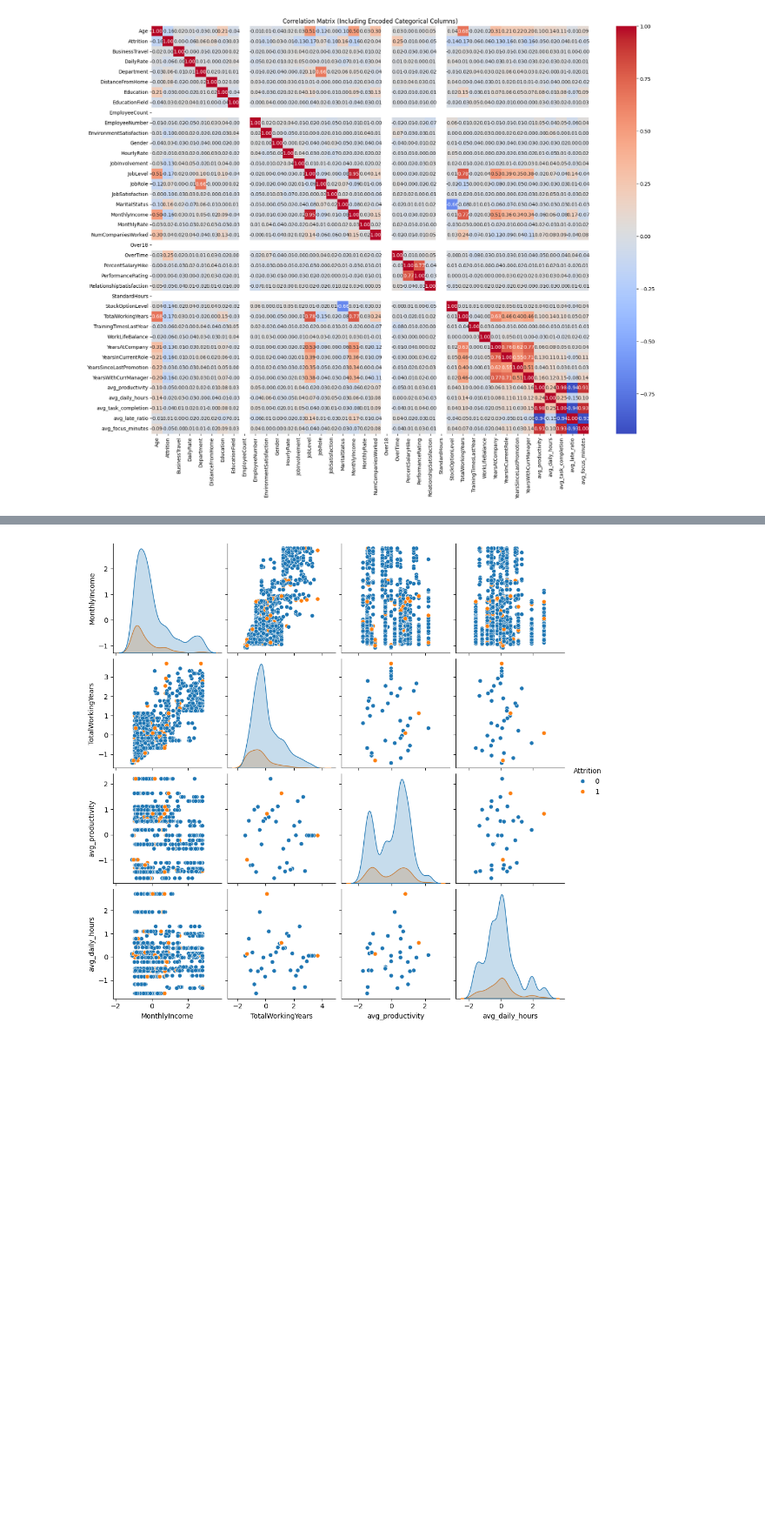
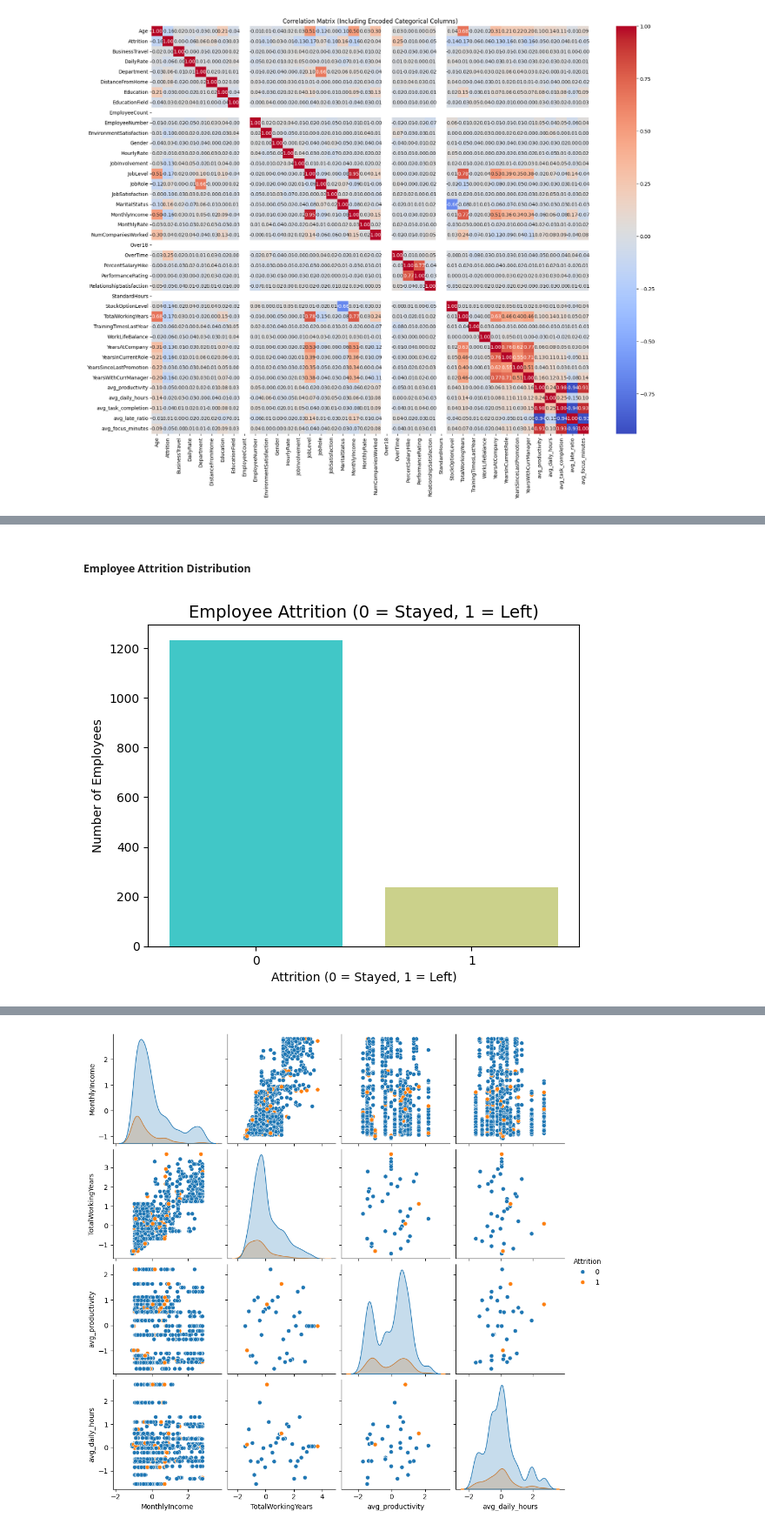
Before and after one commit to Kaurgurpreet23/CPSC5071, a Jupyter notebook: code/CPSC_5071Project.ipynb, the cells around one changed output, grey strips where cells are left out. Shown at 87% size. Saved outputs shown, nothing was run; the diff lists cells and outputs as text; code cells hidden in the pictures; blank space fills up the shorter version.

```diff
--- a/code/CPSC_5071Project.ipynb
+++ b/code/CPSC_5071Project.ipynb
@@ -386,0 +392,18 @@ plt.show()
+# %% [markdown]
+##### Employee Attrition Distribution
+# %%
+sns.countplot(
+    x='Attrition',
+    data=df,
+    hue='Attrition',
+    palette='rainbow',
+    legend=False
+)
+
+plt.title("Employee Attrition (0 = Stayed, 1 = Left)", fontsize=14)
+plt.xlabel("Attrition (0 = Stayed, 1 = Left)")
+plt.ylabel("Number of Employees")
+
+plt.show()
+# %% [output]
+[figure, added]
```
Also changed, not shown: parts of 63 cells of this notebook, 1 other file.
